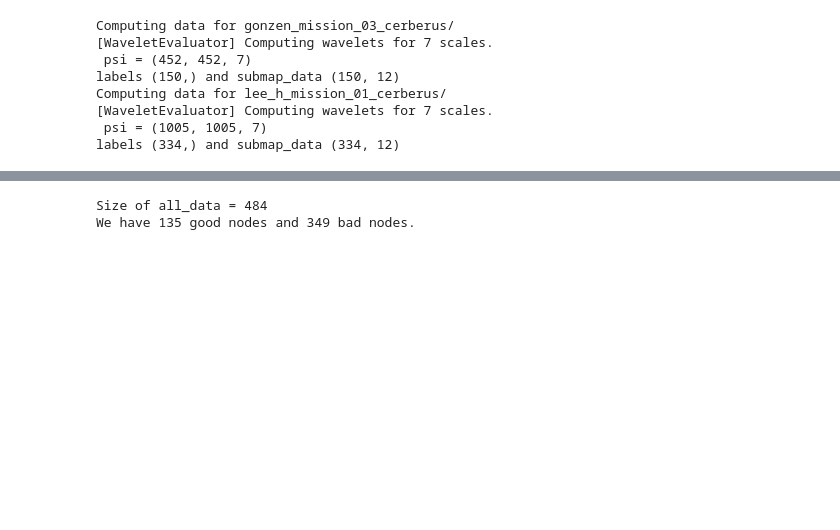
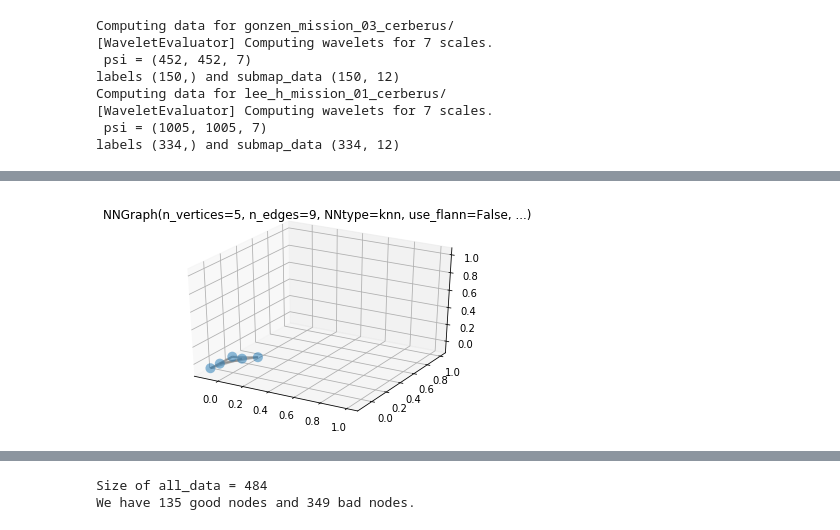
Before and after one commit to ethz-asl/fgsp, a Jupyter notebook: src/training_data_generation.ipynb, the cells around one changed output, grey strips where cells are left out. Saved outputs shown, nothing was run; the diff lists cells and outputs as text; code cells hidden in the pictures; blank space fills up the shorter version.

```diff
--- a/src/training_data_generation.ipynb
+++ b/src/training_data_generation.ipynb
@@ -322,0 +328,84 @@ labels (334,) and submap_data (334, 12)
+# %%
+def evaluate_nodes(opt_psi, opt_signal, est_psi, est_signal):
+    n_signal = len(opt_signal)
+    assert n_signal == len(opt_signal)
+#     for i in range(0, n_signal):
+
+def create_signal_from_traj(traj):
+    traj_origin = traj[0,:]
+    pos_signal = (traj - traj_origin).squeeze()
+    x_pos = np.linalg.norm(pos_signal, ord=2, axis=1)
+    return x_pos
+
+def compute_features(coeffs_1, coeffs_2):
+    n_dim = coeffs_1.shape[0]
+    assert n_dim == coeffs_2.shape[0]
+
+    D = compute_distances(coeffs_1, coeffs_2)
+    data = np.array([
+        # Euclidean distance.
+        np.sum(D[0, 0:2]),
+        np.sum(D[0, 2:4]),
+        np.sum(D[0, 5:]),
+
+        # Correlation.
+        np.sum(D[1, 0:2]),
+        np.sum(D[1, 2:4]),
+        np.sum(D[1, 5:]),
+
+        # Cityblock distance.
+        np.sum(D[2, 0:2]),
+        np.sum(D[2, 2:4]),
+        np.sum(D[2, 5:]),
+
+        # Chebyshev distance.
+        np.sum(D[3, 0:2]),
+        np.sum(D[3, 2:4]),
+        np.sum(D[3, 5:]),
+    ])
+
+    return np.nan_to_num(data)
+
+def compute_distances(coeffs_1, coeffs_2):
+    n_scales = coeffs_1.shape[1]
+    distances = np.zeros((9, n_scales))
+    for j in range(0, n_scales):
+        distances[0, j] = scipy.spatial.distance.euclidean(coeffs_1[:,j], coeffs_2[:,j])
+        distances[1, j] = scipy.spatial.distance.correlation(coeffs_1[:,j], coeffs_2[:,j])
+        distances[2, j] = scipy.spatial.distance.cityblock(coeffs_1[:,j], coeffs_2[:,j])
+        distances[3, j] = scipy.spatial.distance.chebyshev(coeffs_1[:,j], coeffs_2[:,j])
+
+    return distances
+
+opt_traj = np.array([[0,0,0],[1,0,1],[1,2,1],[2,2,1],[3,3,1]])
+opt_graph = graphs.NNGraph(opt_traj, use_flann=False, k=3)
+opt_graph.compute_fourier_basis()
+opt_graph.plot()
+
+opt_eval = WaveletEvaluator()
+opt_psi = opt_eval.compute_wavelets(opt_graph)
+W_opt = opt_eval.compute_wavelets_coeffs(opt_psi, opt_signal)
+
+opt_signal = create_signal_from_traj(opt_traj)
+
+sigmas = [0.01, 0.02, 0.03, 0.05]
+for sigma in sigmas:
+    samples_1 = np.random.normal(0, sigma, G.N)
+    samples_2 = np.random.normal(0, sigma, G.N)
+    samples_3 = np.random.normal(0, sigma, G.N)
+    shifted_est_traj = opt_traj + np.array([samples_1, samples_2, samples_3]).transpose()
+    est_signal = create_signal_from_traj(shifted_est_traj)
+
+    est_graph = graphs.NNGraph(shifted_est_traj, use_flann=False, k=3)
+    est_graph.compute_fourier_basis()
+
+    est_eval = WaveletEvaluator()
+    est_psi = est_eval.compute_wavelets(est_graph)
+
+    W_est = eval.compute_wavelets_coeffs(est_psi, est_signal)
+
+    data = compute_features(W_opt, W_est)
+    print(f'wavelet is {W_est.shape}')
+    print(f'shape of data: {data.shape}')
+    print(f'data: {data}')
+# %% [output]
@@ -322,0 +429 @@ labels (334,) and submap_data (334, 12)
+[figure, added]
```
Also changed, not shown: parts of 4 cells of this notebook.
